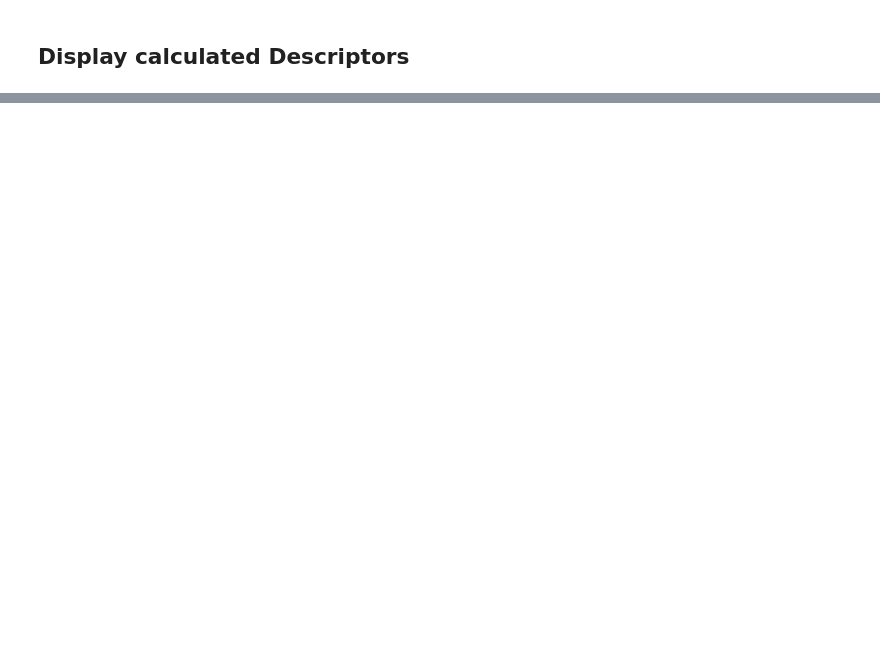
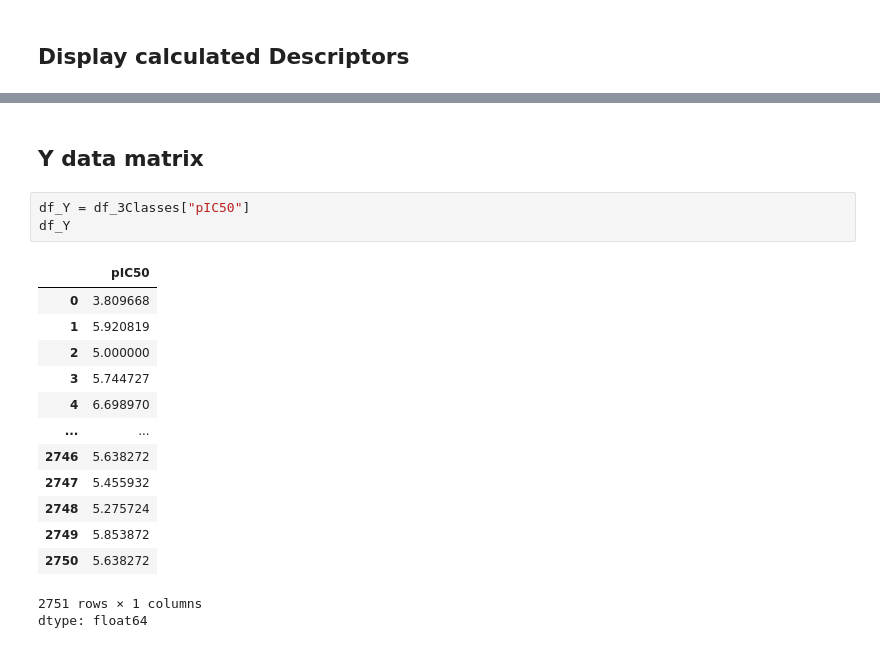
Before and after one commit to Pavalya-Periyasamy05/Machine-Learning-and-AI, a Jupyter notebook: Compute_Molecular_Descriptor.ipynb, the cells around one changed output, grey strips where cells are left out. Cells and saved outputs as stored; diff of their text form; blank space fills up the shorter version.

```diff
--- a/Compute_Molecular_Descriptor.ipynb
+++ b/Compute_Molecular_Descriptor.ipynb
@@ -224,0 +265,20 @@ descriptors
+# %% [markdown]
+## **Y data matrix**
+# %%
+df_Y = df_3Classes["pIC50"]
+df_Y
+# %% [output]
+|  | pIC50 |
+| 0 | 3.809668 |
+| 1 | 5.920819 |
+| 2 | 5.000000 |
+| 3 | 5.744727 |
+| 4 | 6.698970 |
+| ... | ... |
+| 2746 | 5.638272 |
+| 2747 | 5.455932 |
+| 2748 | 5.275724 |
+| 2749 | 5.853872 |
+| 2750 | 5.638272 |
+2751 rows × 1 columns
+dtype: float64
```
Also changed, not shown: parts of 12 cells of this notebook.
